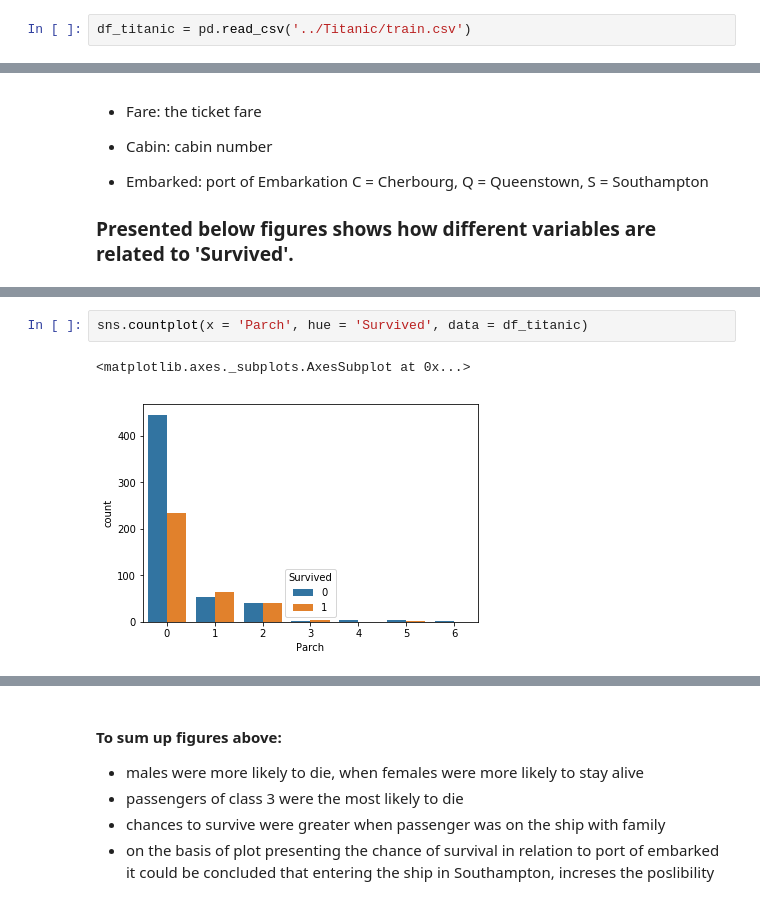
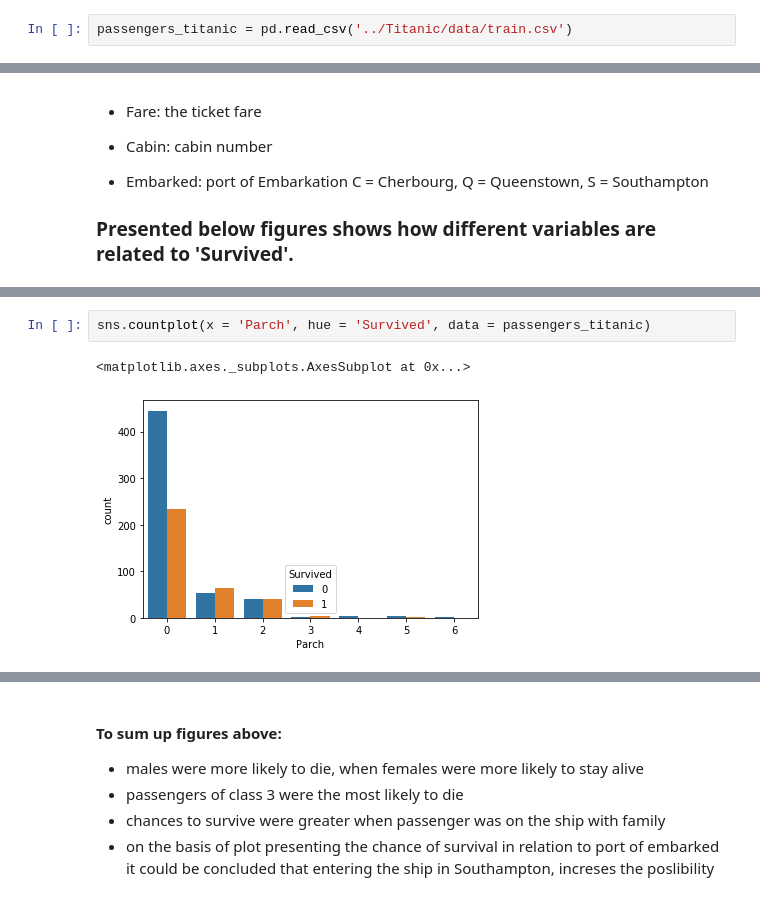
Before and after one commit to bluejurand/Titanic-python, a Jupyter notebook: Titanic_DA_VIS_Model.ipynb, the cells around one changed output, grey strips where cells are left out. Cells and saved outputs as stored; diff of their text form.

```diff
--- a/Titanic_DA_VIS_Model.ipynb
+++ b/Titanic_DA_VIS_Model.ipynb
@@ -8,5 +8,5 @@ import matplotlib.pyplot as plt
 from sklearn.preprocessing import StandardScaler
 %matplotlib inline
 # %%
-df_titanic = pd.read_csv('../Titanic/train.csv')
+passengers_titanic = pd.read_csv('../Titanic/data/train.csv')
 # %%
@@ -72,7 +72,7 @@ sns.countplot(x = 'SibSp', hue = 'Survived', data = df_titanic)
 # %%
-sns.countplot(x = 'Parch', hue = 'Survived', data = df_titanic)
+sns.countplot(x = 'Parch', hue = 'Survived', data = passengers_titanic)
 # %% [output]
 <matplotlib.axes._subplots.AxesSubplot at 0x...>
-[figure, old version]
+[figure, new version]
 # %%
 fig, ax =plt.subplots(1,2)
```
Also changed, not shown: parts of 102 cells of this notebook, 2 other files.
